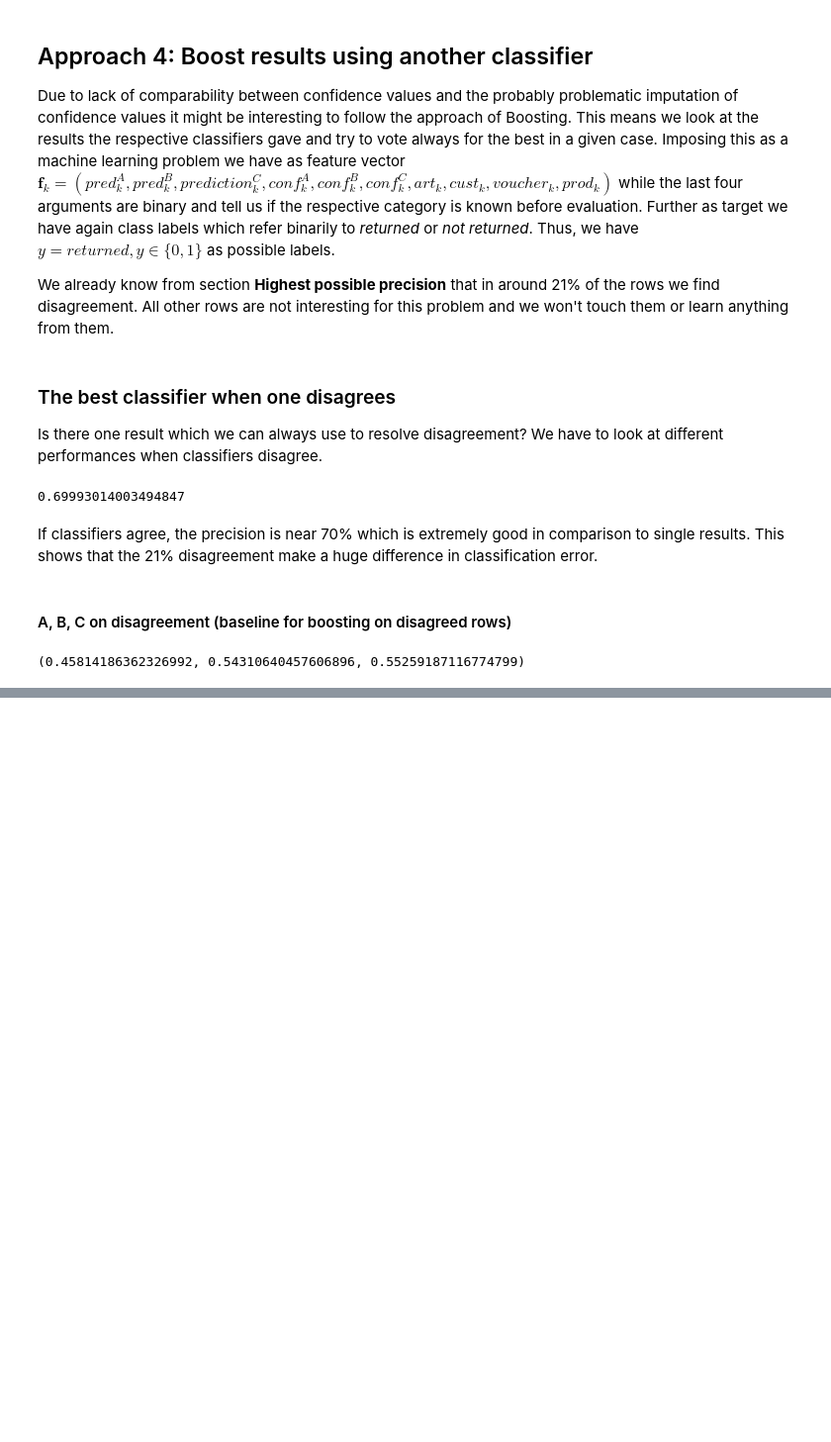
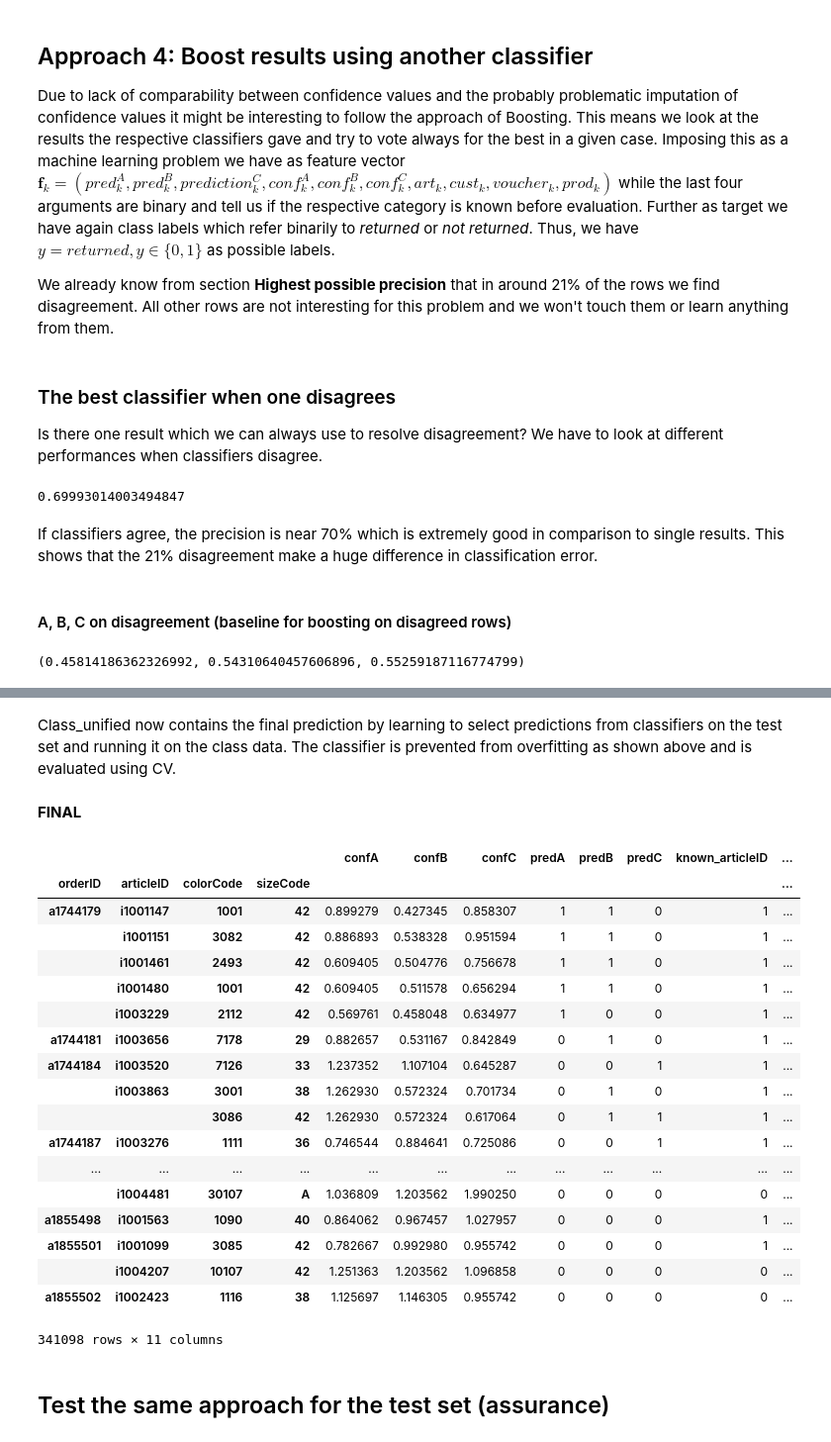
Before and after one commit to busfahren/dmc-results, a Jupyter notebook: merge.ipynb, the cells around one changed output, grey strips where cells are left out. Shown at 99% size. Cells and saved outputs as stored; diff of their text form; code cells hidden in the pictures; blank space fills up the shorter version.

Commit message:
Finish boosting using classifier for final estimation

```diff
--- a/merge.ipynb
+++ b/merge.ipynb
@@ -269,0 +403,40 @@ gs.score(X, y)
+# %%
+categories = ['articleID', 'productGroup', 'customerID', 'voucherID']
+X_train, y_train = merge.boosting_features(test_train, test_imputed, categories)
+X_class, class_dis, class_agr = merge.class_features(class_train, class_imputed, categories)
+# %%
+clfF.fit(X_train, y_train)
+y_merged = clfF.predict(X_class)
+class_dis['merged_prediction'] = y_merged
+# %%
+class_agr['merged_prediction'] = class_imputed.prediction.A
+# %%
+class_unified = pd.concat([class_dis, class_agr])
+# %% [markdown]
+Class_unified now contains the final prediction by learning to select predictions from classifiers on the test set and running it on the class data. The classifier is prevented from overfitting as shown above and is evaluated using CV.
+# %% [markdown]
+**FINAL**
+# %%
+class_unified
+# %% [output]
+|  |  |  |  | confA | confB | confC | predA | predB | predC | known_articleID | ... |
+| orderID | articleID | colorCode | sizeCode |  |  |  |  |  |  |  | ... |
+| a1744179 | i1001147 | 1001 | 42 | 0.899279 | 0.427345 | 0.858307 | 1 | 1 | 0 | 1 | ... |
+|  | i1001151 | 3082 | 42 | 0.886893 | 0.538328 | 0.951594 | 1 | 1 | 0 | 1 | ... |
+|  | i1001461 | 2493 | 42 | 0.609405 | 0.504776 | 0.756678 | 1 | 1 | 0 | 1 | ... |
+|  | i1001480 | 1001 | 42 | 0.609405 | 0.511578 | 0.656294 | 1 | 1 | 0 | 1 | ... |
+|  | i1003229 | 2112 | 42 | 0.569761 | 0.458048 | 0.634977 | 1 | 0 | 0 | 1 | ... |
+| a1744181 | i1003656 | 7178 | 29 | 0.882657 | 0.531167 | 0.842849 | 0 | 1 | 0 | 1 | ... |
+| a1744184 | i1003520 | 7126 | 33 | 1.237352 | 1.107104 | 0.645287 | 0 | 0 | 1 | 1 | ... |
+|  | i1003863 | 3001 | 38 | 1.262930 | 0.572324 | 0.701734 | 0 | 1 | 0 | 1 | ... |
+|  |  | 3086 | 42 | 1.262930 | 0.572324 | 0.617064 | 0 | 1 | 1 | 1 | ... |
+| a1744187 | i1003276 | 1111 | 36 | 0.746544 | 0.884641 | 0.725086 | 0 | 0 | 1 | 1 | ... |
+| ... | ... | ... | ... | ... | ... | ... | ... | ... | ... | ... | ... |
+|  | i1004481 | 30107 | A | 1.036809 | 1.203562 | 1.990250 | 0 | 0 | 0 | 0 | ... |
+| a1855498 | i1001563 | 1090 | 40 | 0.864062 | 0.967457 | 1.027957 | 0 | 0 | 0 | 1 | ... |
+| a1855501 | i1001099 | 3085 | 42 | 0.782667 | 0.992980 | 0.955742 | 0 | 0 | 0 | 1 | ... |
+|  | i1004207 | 10107 | 42 | 1.251363 | 1.203562 | 1.096858 | 0 | 0 | 0 | 0 | ... |
+| a1855502 | i1002423 | 1116 | 38 | 1.125697 | 1.146305 | 0.955742 | 0 | 0 | 0 | 0 | ... |
+341098 rows × 11 columns
+# %% [markdown]
+## Test the same approach for the test set (assurance)
```
Also changed, not shown: parts of 47 cells of this notebook, 1 other file.
